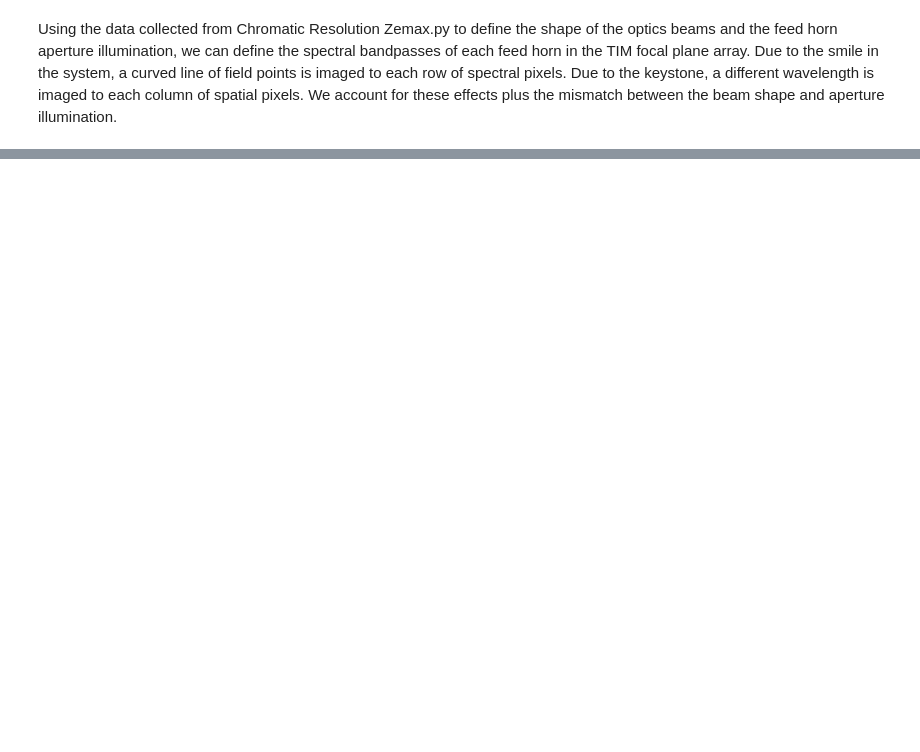
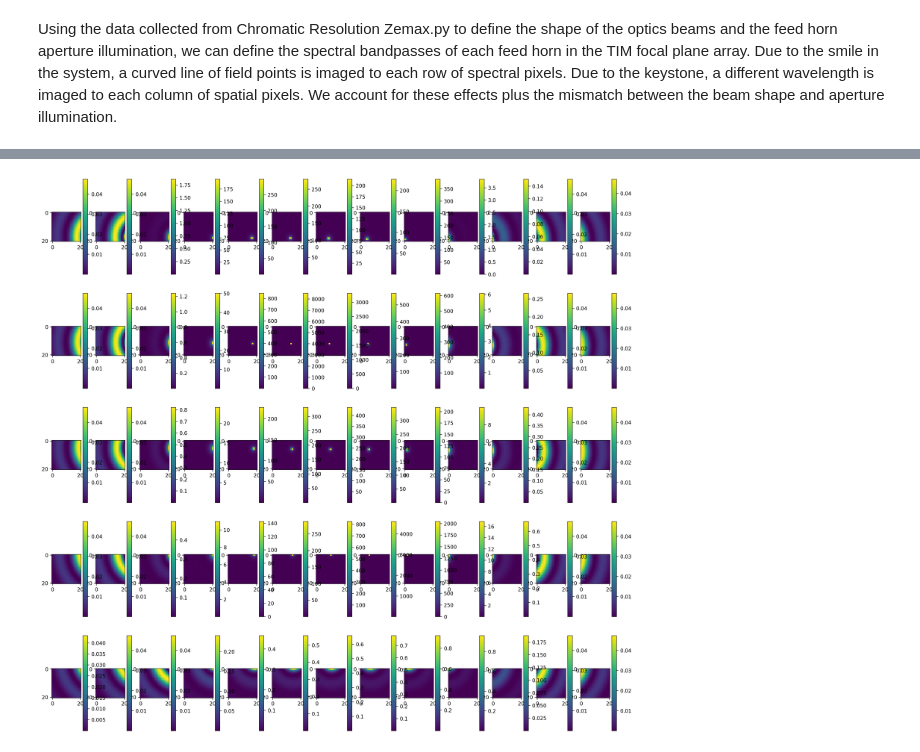
Before and after one commit to tim-balloon/tim-inst_modl, a Jupyter notebook: optics_analysis/Bandpass Shape Zemax.ipynb, the cells around one changed output, grey strips where cells are left out. Saved outputs shown, nothing was run; the diff lists cells and outputs as text; code cells hidden in the pictures; blank space fills up the shorter version.

```diff
--- a/optics_analysis/Bandpass Shape Zemax.ipynb
+++ b/optics_analysis/Bandpass Shape Zemax.ipynb
@@ -159,5 +187,0 @@ ax.legend();
-# %%
-fig, ax = plt.subplots()
-im = ax.imshow(SW_PSF[12,36,13,110,:,:])
-plt.colorbar(im)
-plt.show()
@@ -165,0 +208,9 @@ plt.show()
+# %%
+fig, axs = plt.subplots(end_field-start_field,end_wav-start_wav,figsize=(20,20))
+for ax1 in range(len(axs)):
+    for ax2 in range(len(axs[ax1])):
+        im = axs[ax1,ax2].imshow(SW_PSF[12,36,start_field+ax1,start_wav+ax2,:,:])
+        fig.colorbar(im, ax=axs[ax1,ax2])
+plt.show()
+# %% [output]
+[figure, added]
```
Also changed, not shown: parts of 10 cells of this notebook, 2 other files.
